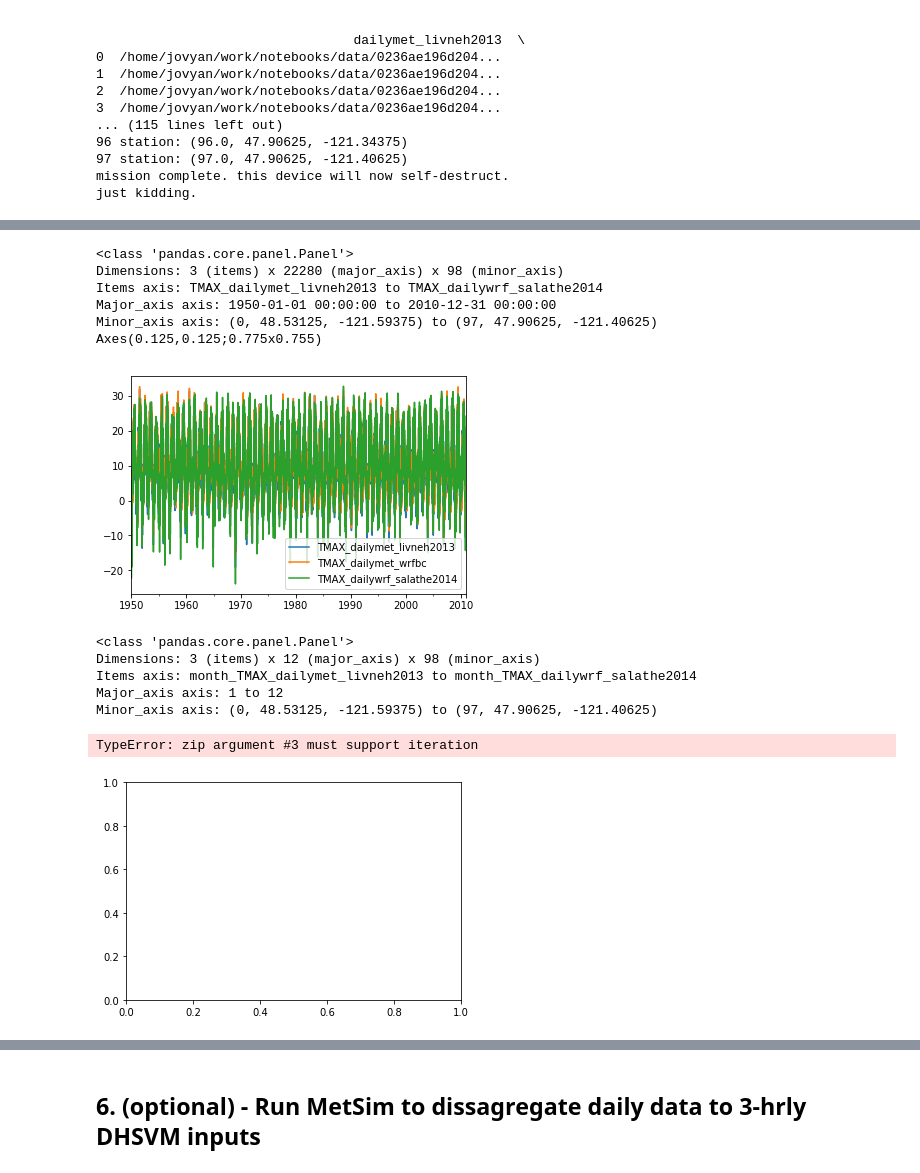
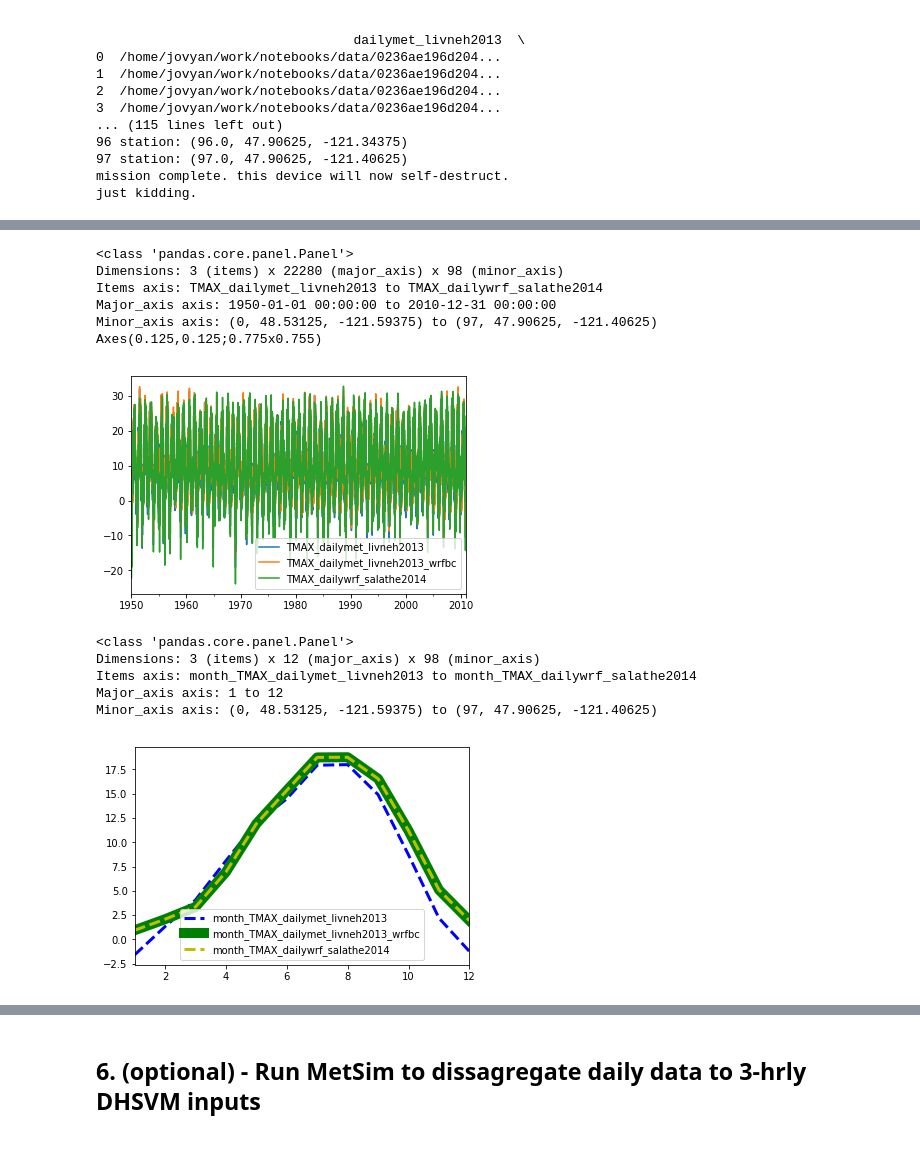
Before and after one commit to ChristinaB/Observatory-Draft, a Jupyter notebook: Observatory_Sauk_LivBC2WRF_092117.ipynb, the cells around one changed output, grey strips where cells are left out. Saved outputs shown, nothing was run; the diff lists cells and outputs as text; code cells hidden in the pictures.

```diff
--- a/Observatory_Sauk_LivBC2WRF_092117.ipynb
+++ b/Observatory_Sauk_LivBC2WRF_092117.ipynb
@@ -359,7 +363,7 @@ just kidding.
 #initiate new dictionary with original data
 ltm_0to3000 = ogh.gridclim_dict(gridclim_folder='livneh2013_MET',
                                 loc_name=loc_name,
-                                dataset='dailymet_wrfbc',
+                                dataset='dailymet_livneh2013_wrfbc',
                                 mappingfile=mappingfile,
                                 metadata=meta_file,
                                 file_colnames=None,
@@ -425,7 +428,7 @@ sorted(meta_file.keys())
  'dailywrf_salathe2014']
 # %%
 # let's compare daily values for TMAX using livneh, salathe, and the salathe-corrected livneh
-comp = ['TMAX_dailymet_livneh2013', 'TMAX_dailywrf_salathe2014', 'TMAX_dailymet_wrfbc']
+comp = ['TMAX_dailymet_livneh2013', 'TMAX_dailywrf_salathe2014', 'TMAX_dailymet_livneh2013_wrfbc']
 
 obj = dict()
 for eachkey in ltm_0to3000.keys():
@@ -442,30 +445,29 @@ Items axis: TMAX_dailymet_livneh2013 to TMAX_dailywrf_salathe2014
 Major_axis axis: 1950-01-01 00:00:00 to 2010-12-31 00:00:00
 Minor_axis axis: (0, 48.53125, -121.59375) to (97, 47.90625, -121.40625)
 Axes(0.125,0.125;0.775x0.755)
-[figure, old version]
+[figure, new version]
 # %%
 # let's compare monthly averages for TMAX using livneh, salathe, and the salathe-corrected livneh
-comp = ['month_TMAX_dailymet_livneh2013','month_TMAX_dailymet_wrfbc','month_TMAX_dailywrf_salathe2014']
+comp = ['month_TMAX_dailymet_livneh2013','month_TMAX_dailymet_livneh2013_wrfbc','month_TMAX_dailywrf_salathe2014']
 
 obj = dict()
 for eachkey in ltm_0to3000.keys():
     if eachkey in comp:
         obj[eachkey] = ltm_0to3000[eachkey]
 panel_obj = pd.Panel.from_dict(obj)
 print(panel_obj)
 
 fig, ax = plt.subplots()
 lws=[3, 10, 3]
 styles=['b--','go-','y--']
 
-for col, style, lw in zip(comp, styles, lw):
+for col, style, lw in zip(comp, styles, lws):
     panel_obj.xs(key=(0.0, 48.53125, -121.59375), axis=2)[col].plot(style=style, lw=lw, ax=ax, legend=True)
 # %% [output]
 <class 'pandas.core.panel.Panel'>
 Dimensions: 3 (items) x 12 (major_axis) x 98 (minor_axis)
 Items axis: month_TMAX_dailymet_livneh2013 to month_TMAX_dailywrf_salathe2014
 Major_axis axis: 1 to 12
 Minor_axis axis: (0, 48.53125, -121.59375) to (97, 47.90625, -121.40625)
-TypeError: zip argument #3 must support iteration
-[figure, old version]
+[figure, new version]
 # %%
```
Also changed, not shown: parts of 15 cells of this notebook.
